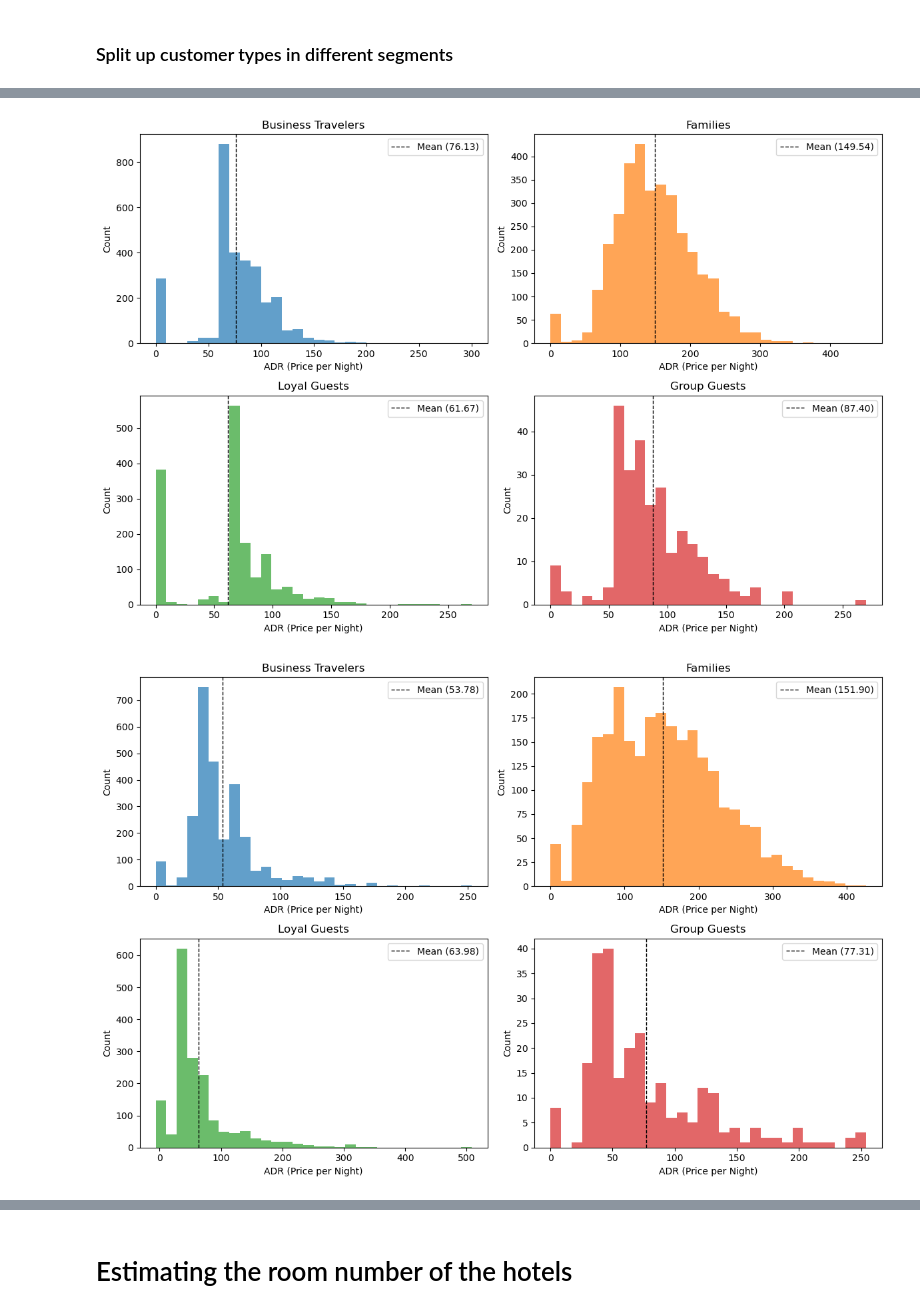
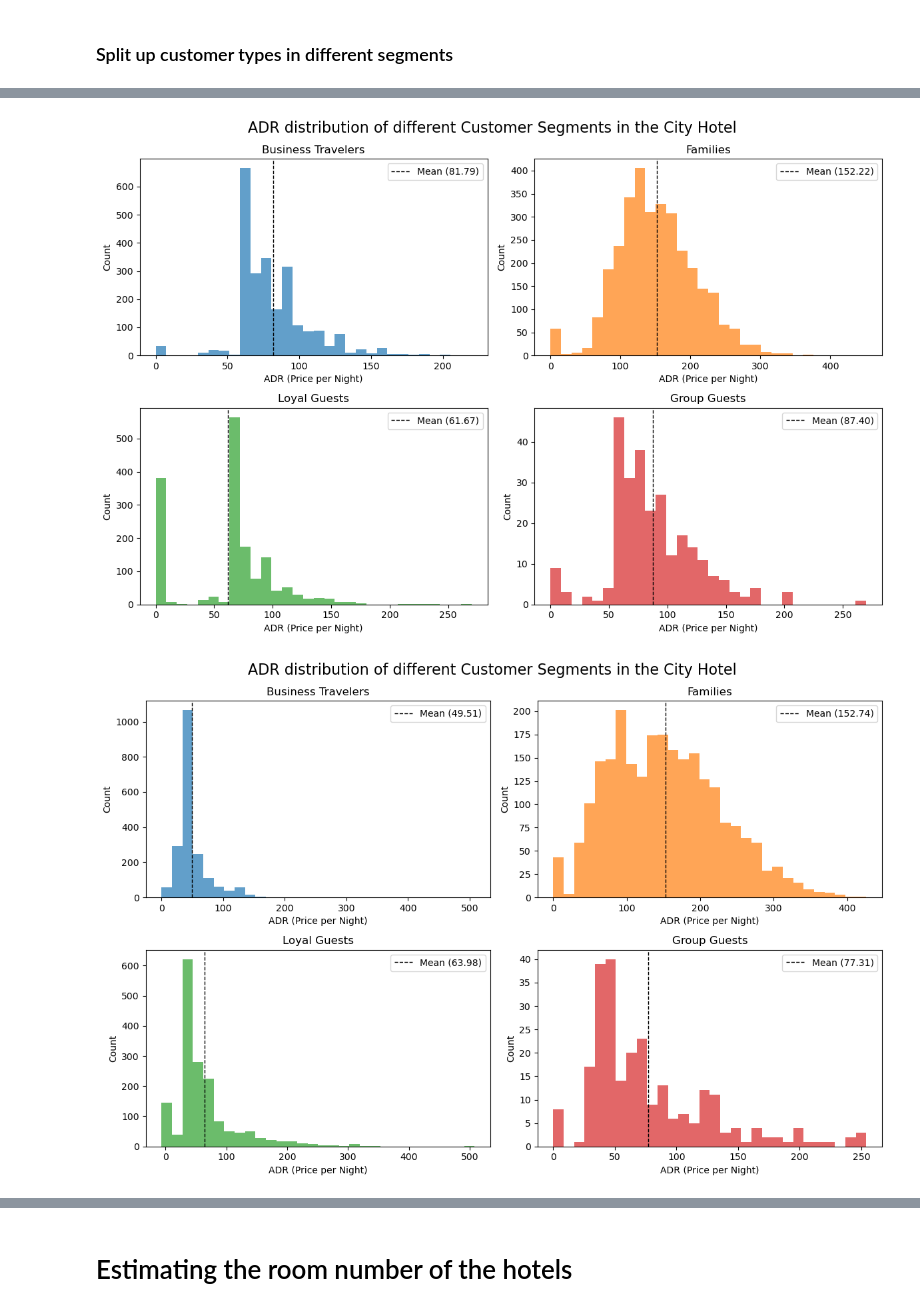
Before and after one commit to Omid-Sedighi-Mornani/case-study-template-revenue-management-Kilian-Jetschni-Omid-Sedighi-Mornani, a Jupyter notebook: solution.ipynb, the cells around one changed output, grey strips where cells are left out. Saved outputs shown, nothing was run; the diff lists cells and outputs as text; code cells hidden in the pictures.

Commit message:
Task 1 distribution found

```diff
--- a/solution.ipynb
+++ b/solution.ipynb
@@ -51,12 +51,12 @@ resort_hotel = hotel_bookings[
 # %%
 # business travelers (filter by company id)
 def get_business_travelers(df):
-    return df[~df["company"].isna()]
+    return df[df["market_segment"] == "Corporate"]
 
 
 # family with at least one kid/baby
 def get_families(df):
-    return df[((df["children"] > 0) | (df["babies"] > 0)) & (df["adults"] > 0)]
+    return df[((df["children"] > 0) | (df["babies"] > 0)) & (df["adults"] >= 2)]
 
 
 # recurring guests
@@ -67,6 +67,16 @@ def get_loyal_guests(df):
 # group guests (bigger groups from e.g. events)
 def get_group_guests(df):
     return df[df["customer_type"] == "Group"]
+
+
+# early bookers (by lead time threshhold)
+def get_early_bookers(df, threshhold=60):
+    return df[df["lead_time"] > threshhold]
+
+
+# late bookers (by lead time threshhold)
+def get_late_bookers(df, threshhold=60):
+    return df[df["lead_time"] <= threshhold]
 # %% [markdown]
 ### Split up customer types in different segments
 # %%
@@ -142,6 +152,7 @@ create_lead_time_plot(resort_hotel)
 # %%
-def create_adr_plot(hotel):
+def create_adr_plot(hotel, title=""):
     figure, axes = plt.subplots(2, 2, figsize=(12, 8))
+    figure.suptitle(title, fontsize=16)
 
     business = get_business_travelers(hotel)
     families = get_families(hotel)
@@ -203,10 +214,14 @@ def create_adr_plot(hotel):
 
     plt.tight_layout()
 # %%
-create_adr_plot(city_hotel)
+create_adr_plot(
+    city_hotel, "ADR distribution of different Customer Segments in the City Hotel"
+)
 # %% [output]
-[figure, old version]
+[figure, new version]
 # %%
-create_adr_plot(resort_hotel)
+create_adr_plot(
+    resort_hotel, "ADR distribution of different Customer Segments in the City Hotel"
+)
 # %% [output]
-[figure, old version]
+[figure, new version]
```
Also changed, not shown: parts of 19 cells of this notebook.
